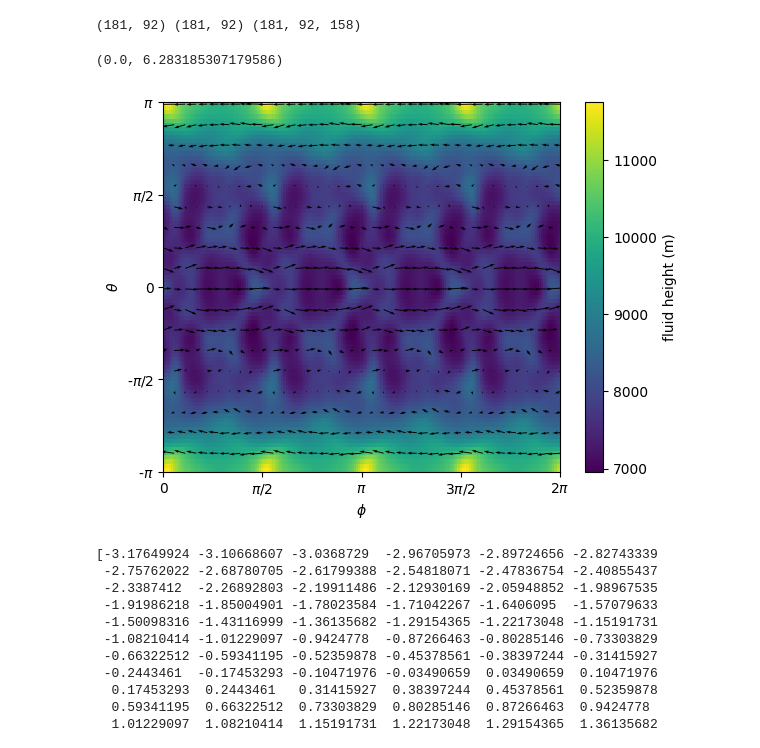
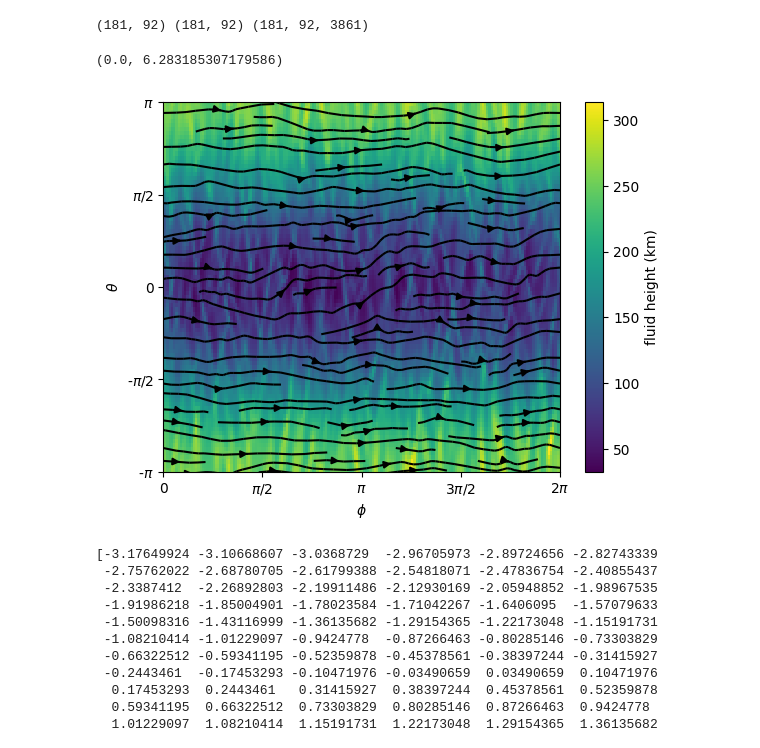
Before and after one commit to dana-grund/HPC4WC, a Jupyter notebook: projects/2023/project06_shallow_water/visualization/visualization.ipynb, the cells around one changed output. Drawn from its saved outputs; the diff is of its cells as text; code cells hidden in the pictures.

```diff
--- a/projects/2023/project06_shallow_water/visualization/visualization.ipynb
+++ b/projects/2023/project06_shallow_water/visualization/visualization.ipynb
@@ -29,12 +29,18 @@ os.listdir(path)
  'swes-numpy-0-M180-N90-T20-1-v']
 # %%
 # unpickle the data
-test_case = "0"
-run_time = "T20"
+test_case = "3"
+run_time = "T50"
 
-h_data = pickle.load(open(path + "swes-numpy-" + test_case + "-M180-N90-"+run_time+"-1-h", "rb"))
-u_data = pickle.load(open(path + "swes-numpy-" + test_case + "-M180-N90-"+run_time+"-1-u", "rb"))
-v_data = pickle.load(open(path + "swes-numpy-" + test_case + "-M180-N90-"+run_time+"-1-v", "rb"))
+h_data = pickle.load(
+    open(path + "swes-numpy-" + test_case + "-M180-N90-" + run_time + "-1-h", "rb")
+)
+u_data = pickle.load(
+    open(path + "swes-numpy-" + test_case + "-M180-N90-" + run_time + "-1-u", "rb")
+)
+v_data = pickle.load(
+    open(path + "swes-numpy-" + test_case + "-M180-N90-" + run_time + "-1-v", "rb")
+)
 
 t = h_data[2]
 phi = h_data[3][1:-1, :]
@@ -44,36 +50,45 @@ theta1d = theta[0, :]
 h = h_data[5]
 u = u_data[5]
 v = v_data[5]
+u_mag = np.sqrt(u ** 2 + v ** 2)
 
 print(phi.shape, theta.shape, h.shape)
 # %% [output]
-(181, 92) (181, 92) (181, 92, 158)
+(181, 92) (181, 92) (181, 92, 3861)
 # %%
 timestep = -1
 quiver_stride = 5
-plt.pcolormesh(phi, theta, h[:, :, timestep])
+plt.pcolormesh(phi, theta, h[:, :, timestep]/1e3)
 # color bar with label
 cbar = plt.colorbar()
-cbar.set_label("fluid height (m)")
+cbar.set_label("fluid height (km)")
 
-plt.quiver(
-    phi[::quiver_stride, ::quiver_stride],
-    theta[::quiver_stride, ::quiver_stride],
-    u[::quiver_stride, ::quiver_stride, timestep],
-    v[::quiver_stride, ::quiver_stride, timestep],
+# plt.quiver(
+#     phi[::quiver_stride, ::quiver_stride],
+#     theta[::quiver_stride, ::quiver_stride],
+#     u[::quiver_stride, ::quiver_stride, timestep],
+#     v[::quiver_stride, ::quiver_stride, timestep],
+# )
+
+plt.streamplot(
+    phi.T,
+    theta.T,
+    u[:, :, timestep].T,
+    v[:, :, timestep].T,
+    color="k",
 )
 
 plt.ylabel(r"$\theta$")
 plt.yticks(
     np.linspace(-np.pi, np.pi, 5), ["-$\pi$", "-$\pi/2$", "0", "$\pi/2$", "$\pi$"]
 )
 plt.ylim(-np.pi, np.pi)
 plt.xlabel(r"$\phi$")
 plt.xticks(
     np.linspace(0, 2 * np.pi, 5), ["0", "$\pi/2$", "$\pi$", "$3\pi/2$", "$2\pi$"]
 )
 plt.xlim(0, 2 * np.pi)
 # %% [output]
 (0.0, 6.283185307179586)
-[figure, old version]
+[figure, new version]
 # %%
```
Also changed, not shown: parts of 8 cells of this notebook, 8 other files.
